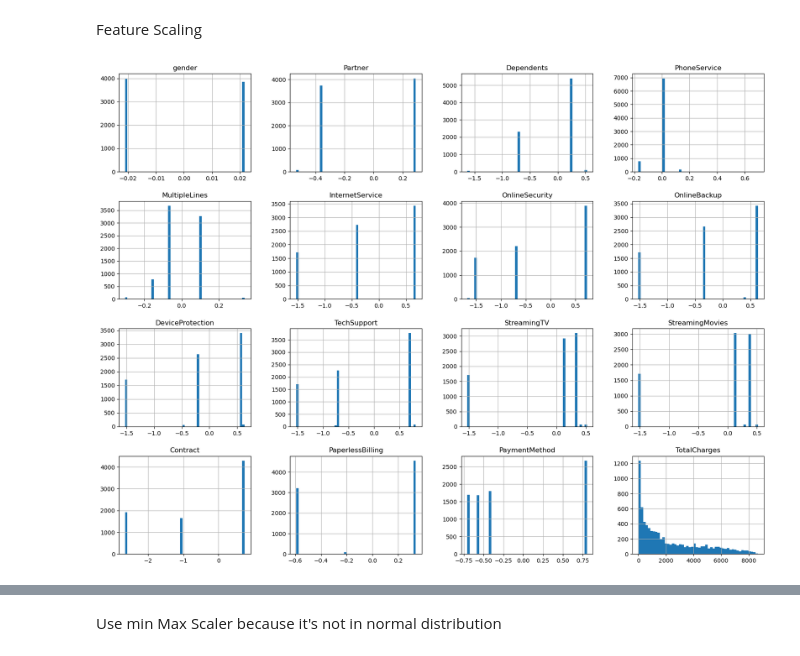
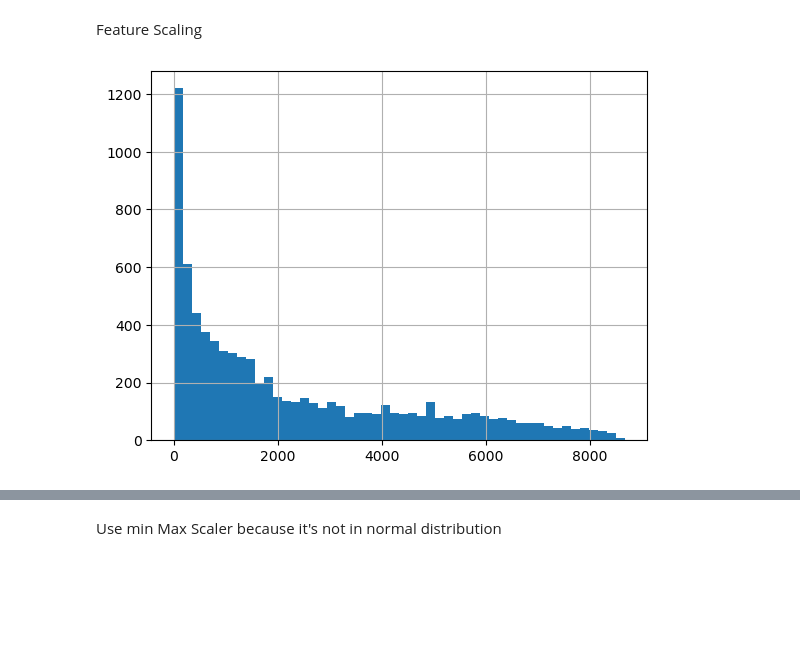
Before and after one commit to Ardavaa/week3, a Jupyter notebook: main.ipynb, the cells around one changed output, grey strips where cells are left out. Cells and saved outputs as stored; diff of their text form; code cells hidden in the pictures; blank space fills up the shorter version.

```diff
--- a/main.ipynb
+++ b/main.ipynb
@@ -609,6 +625,11 @@ Name: count, dtype: int64
 # %%
-# Turning nO and yeS into No & Yes
-df_chn['Churn'] = df_chn['Churn'].replace('nO', 'No').replace('yeS', 'Yes')
+# Turning "nO",  "yeS", "yEs", "no" into "No" & "Yes" in cat_cols
 
-df_chn.Churn.value_counts()
+df_chn = df_chn.replace({'nO': 'No',
+                         'yeS': 'Yes',
+                         'yEs': 'Yes',
+                         'no': 'No'})
+# check unique value of each cat_cols
+for col in cat_cols:
+    print(f"{col} : {df_chn[col].unique()}")
 # %% [output]
@@ -757,7 +808,9 @@ y_train.shape, y_test.shape
 # %%
 # One hot encoding
-X_train_ohe = pd.get_dummies(X_train, drop_first=True)
-X_test_ohe = pd.get_dummies(X_test, drop_first=True)
+enc = OneHotEncoder()
+
+X_train_ohe = enc.fit_transform(X_train)
+X_test_ohe = enc.transform(X_test)
 
 X_train_ohe.shape, X_test_ohe.shape
 # %% [output]
@@ -870,6 +923,6 @@ One Hot Encoding & WoE Encoding have the highest score on the test set for this
 # %% [markdown]
 Feature Scaling
 # %%
-X_train_woe.hist(bins=50, figsize=(20, 15));
+X_train_ohe['TotalCharges'].hist(bins=50);
 # %% [output]
-[figure, old version]
+[figure, new version]
```
Also changed, not shown: parts of 63 cells of this notebook, 3 other files.
